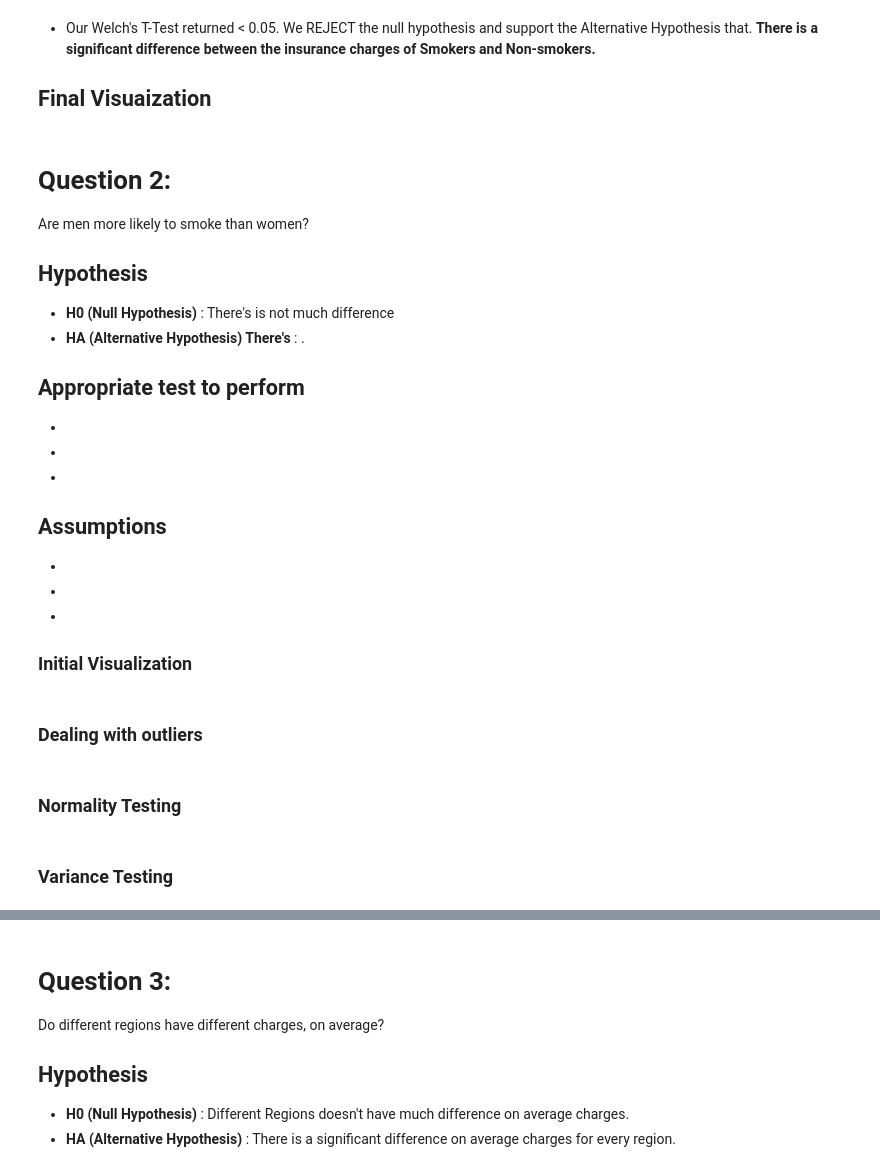
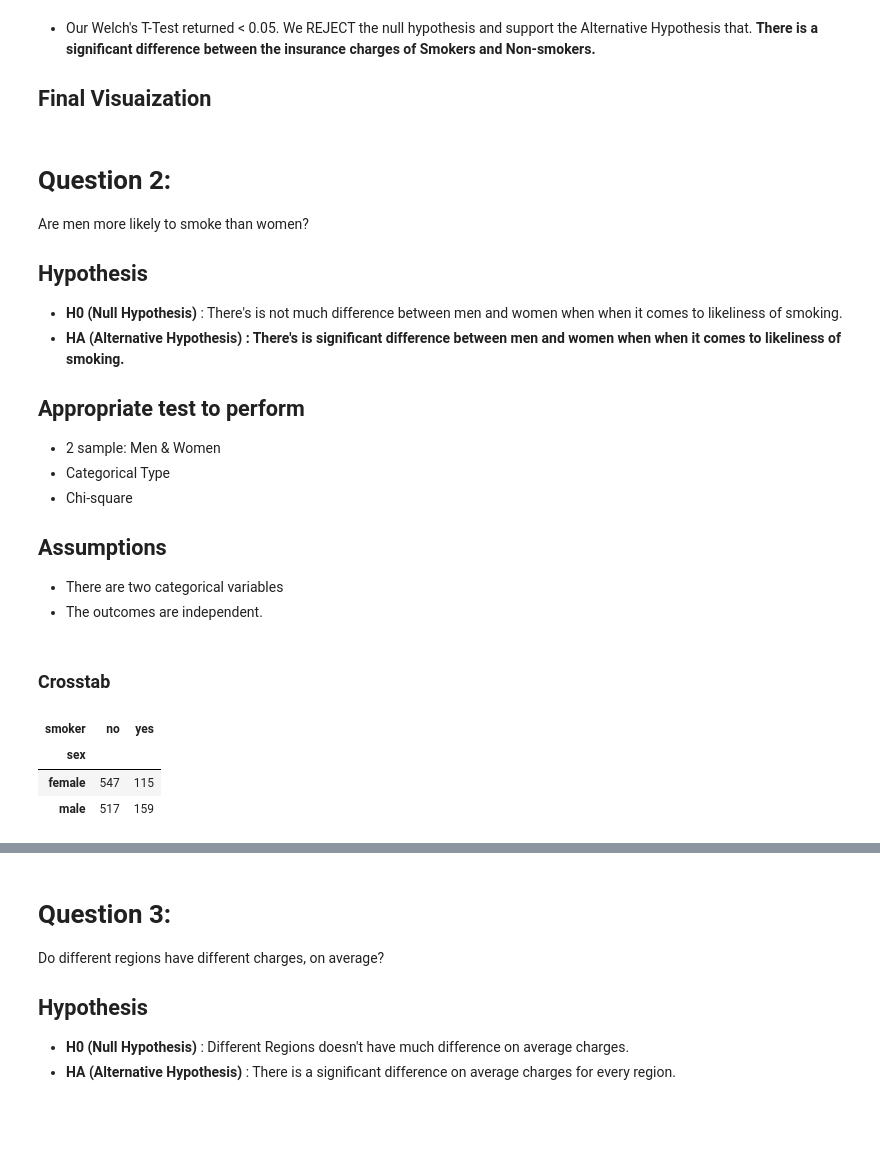
Before and after one commit to juDEcorous/CORE-Hypothesis-Testing-with-Insurance-Data, a Jupyter notebook: CORE Hypothesis Testing with Insurance Data.ipynb, the cells around one changed output, grey strips where cells are left out. Drawn from its saved outputs; the diff is of its cells as text; code cells hidden in the pictures; blank space fills up the shorter version.

```diff
--- a/CORE Hypothesis Testing with Insurance Data.ipynb
+++ b/CORE Hypothesis Testing with Insurance Data.ipynb
@@ -163,25 +163,26 @@ Are men more likely to smoke than women?
 
 ## Hypothesis
 
-- <b>H0 (Null Hypothesis)</b> : There's is not much difference  <br>
-- <b>HA (Alternative Hypothesis) There's</b> : .
+- <b>H0 (Null Hypothesis)</b> : There's is not much difference between men and women when when it comes to likeliness of smoking. <br>
+- <b>HA (Alternative Hypothesis) : There's is significant difference between men and women when when it comes to likeliness of smoking.</b>
 
 ## Appropriate test to perform
 
--
--
--
+- 2 sample: Men & Women
+- Categorical Type
+- Chi-square
 
 ## Assumptions
 
--
--
--
-
-### Initial Visualization
+- There are two categorical variables
+- The outcomes are independent.
-# %% [markdown]
-### Dealing with outliers
-# %% [markdown]
-### Normality Testing
 # %% [markdown]
-### Variance Testing
+### Crosstab
+# %%
+smoker = pd.crosstab(df['sex'], df['smoker'])
+smoker
+# %% [output]
+| smoker | no | yes |
+| sex |  |  |
+| female | 547 | 115 |
+| male | 517 | 159 |
```
Also changed, not shown: parts of 9 cells of this notebook.
